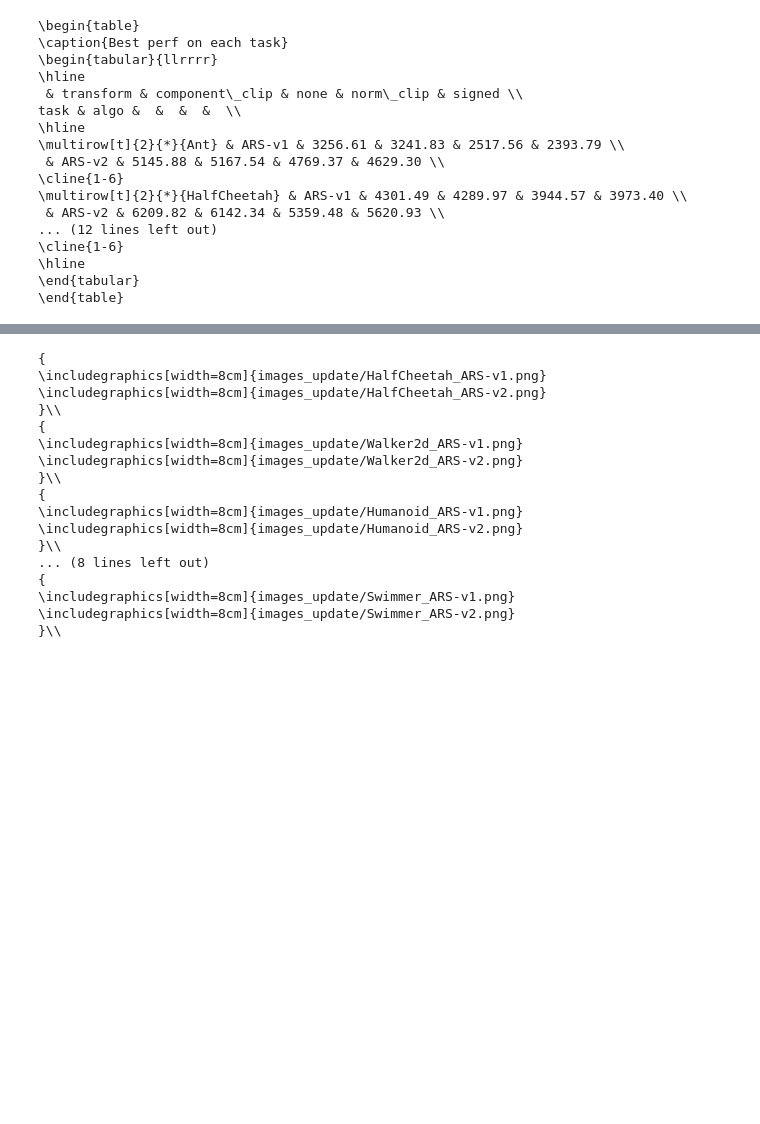
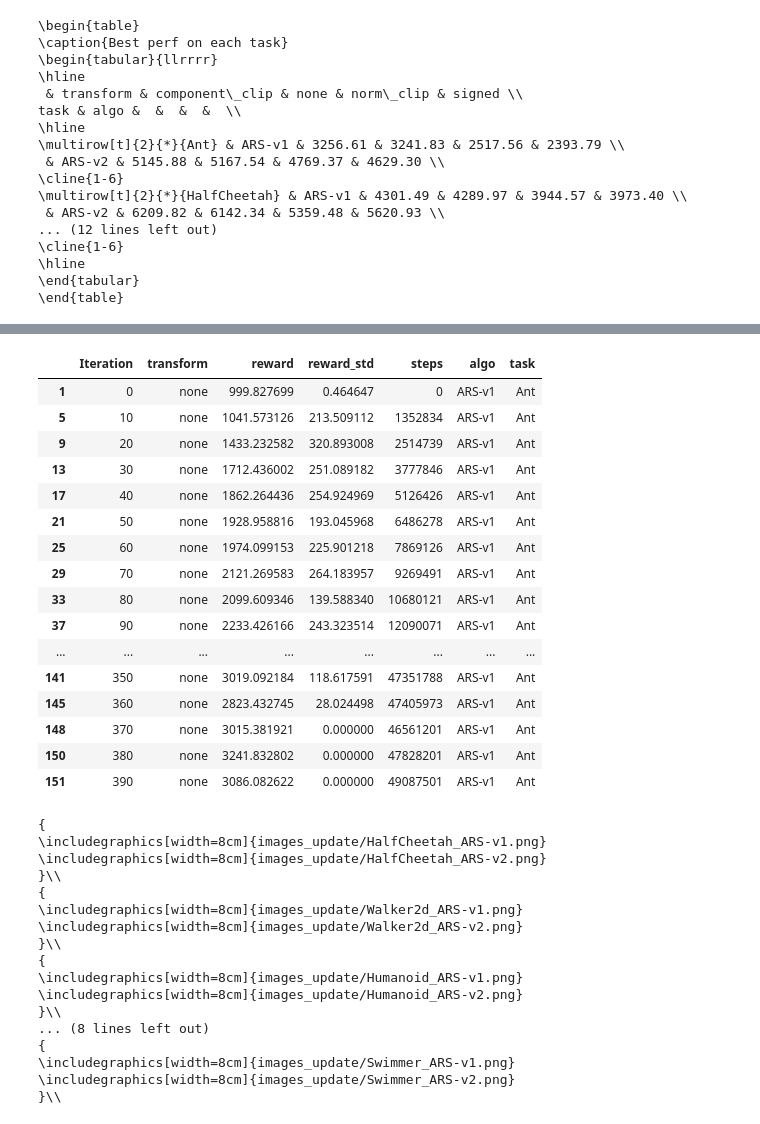
Before and after one commit to deepakhr1999/ARS, a Jupyter notebook: code/plot_hparam_grid.ipynb, the cells around one changed output, grey strips where cells are left out. Saved outputs shown, nothing was run; the diff lists cells and outputs as text; code cells hidden in the pictures; blank space fills up the shorter version.

```diff
--- a/code/plot_hparam_grid.ipynb
+++ b/code/plot_hparam_grid.ipynb
@@ -8,6 +8,11 @@ import plotly.express as px
 import json
 import os
 import matplotlib.pyplot as plt
+# %%
+import webcolors
+def to_opacity(name, opacity):
+    r, g, b = webcolors.hex_to_rgb(name)
+    return f"rgba({r}, {g}, {b}, {opacity})"
 # %% [markdown]
 ### Get the names of all files we want to read
 # %%
@@ -261,6 +340,26 @@ for (task, algo), data1 in best_data.groupby(["task", "algo"]):
         fig.update_layout(legend=dict(yanchor="bottom", y=0.6, xanchor="right", x=0.99))
     fig.write_image(f"../static/{task}_{algo}.png", scale=1.5)
     # fig.show()
+# %%
+frame[frame["transform"] == 'none']
+# %% [output]
+|  | Iteration | transform | reward | reward_std | steps | algo | task |
+| 1 | 0 | none | 999.827699 | 0.464647 | 0 | ARS-v1 | Ant |
+| 5 | 10 | none | 1041.573126 | 213.509112 | 1352834 | ARS-v1 | Ant |
+| 9 | 20 | none | 1433.232582 | 320.893008 | 2514739 | ARS-v1 | Ant |
+| 13 | 30 | none | 1712.436002 | 251.089182 | 3777846 | ARS-v1 | Ant |
+| 17 | 40 | none | 1862.264436 | 254.924969 | 5126426 | ARS-v1 | Ant |
+| 21 | 50 | none | 1928.958816 | 193.045968 | 6486278 | ARS-v1 | Ant |
+| 25 | 60 | none | 1974.099153 | 225.901218 | 7869126 | ARS-v1 | Ant |
+| 29 | 70 | none | 2121.269583 | 264.183957 | 9269491 | ARS-v1 | Ant |
+| 33 | 80 | none | 2099.609346 | 139.588340 | 10680121 | ARS-v1 | Ant |
+| 37 | 90 | none | 2233.426166 | 243.323514 | 12090071 | ARS-v1 | Ant |
+| ... | ... | ... | ... | ... | ... | ... | ... |
+| 141 | 350 | none | 3019.092184 | 118.617591 | 47351788 | ARS-v1 | Ant |
+| 145 | 360 | none | 2823.432745 | 28.024498 | 47405973 | ARS-v1 | Ant |
+| 148 | 370 | none | 3015.381921 | 0.000000 | 46561201 | ARS-v1 | Ant |
+| 150 | 380 | none | 3241.832802 | 0.000000 | 47828201 | ARS-v1 | Ant |
+| 151 | 390 | none | 3086.082622 | 0.000000 | 49087501 | ARS-v1 | Ant |
 # %%
 template = r"""{
 \includegraphics[width=8cm]{images_update/TASK_ARS-v1.png}
```
Also changed, not shown: parts of 3 cells of this notebook, 12 other files.
